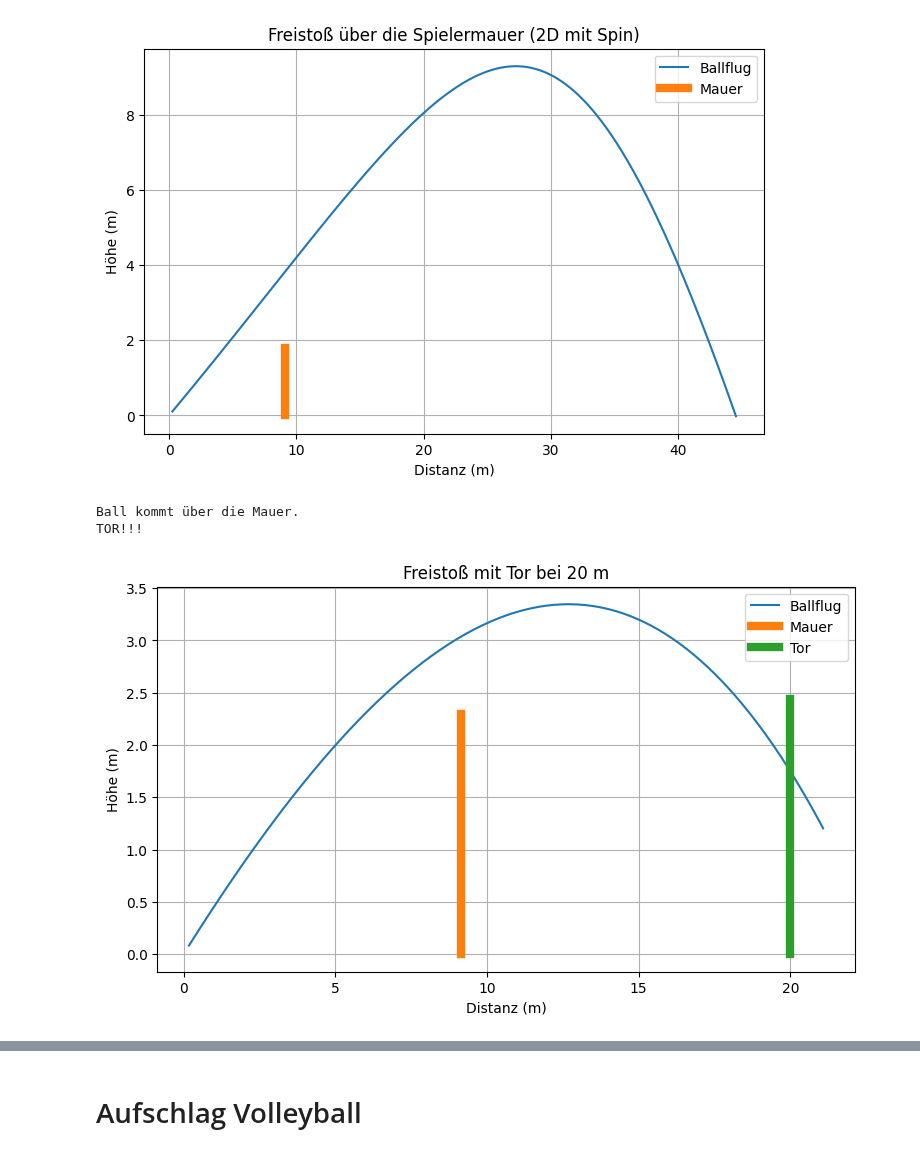
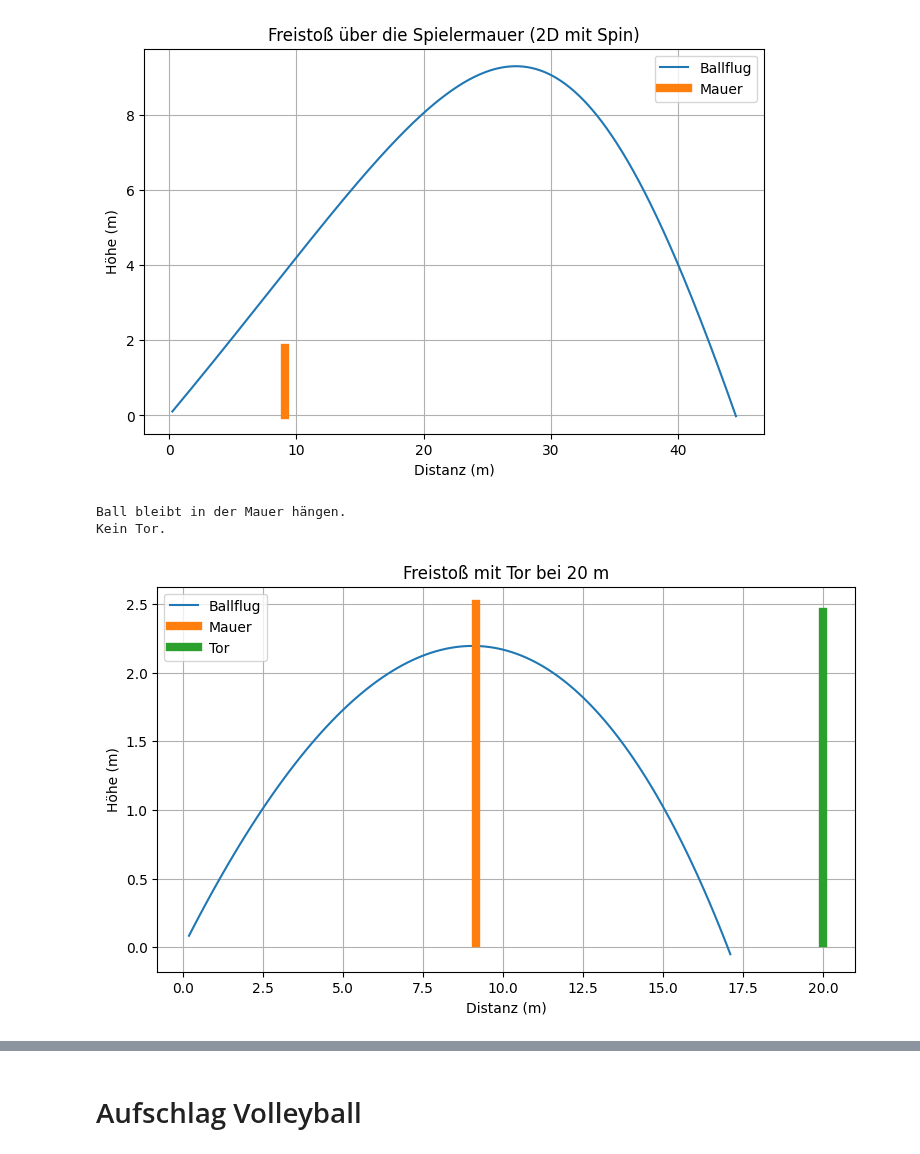
Before and after one commit to Eray-hgs/TG12-3, a Jupyter notebook: Seminarkurs/Bananenflanke.ipynb, the cells around one changed output, grey strips where cells are left out. Drawn from its saved outputs; the diff is of its cells as text; code cells hidden in the pictures.

```diff
--- a/Seminarkurs/Bananenflanke.ipynb
+++ b/Seminarkurs/Bananenflanke.ipynb
@@ -351,8 +351,8 @@ m = 0.43    # Masse des Balls in kg
 # -----------------------------
 # Spielfeld
 # -----------------------------
-netz_x = 9.15
-netz_h = 2.50
+mauer_x = 9.15
+mauer_h = 2.50
 
 FeldEnde = 20.0
 tor_h = 2.44
@@ -362,17 +362,17 @@ tor_h = 2.44
 # ---------------------------------------------------------------------
 v0 = 20
 winkel = 25
-spin = 10   # Backspin
+spin = -20   # Topspin
 dt = 0.01
 
 winkel_rad = np.radians(winkel)
 
 v = np.array([v0*np.cos(winkel_rad), v0*np.sin(winkel_rad)])    # Anfangsgeschwindigkeit in x- und y-Richtung
-pos = np.array([0.0, 0.0])  # Startposition des Balls
+pos = np.array([0.0, 0.0])  # Startposition des Balls2
 
 positionen = [] # Liste für die Positionen des Balls
-ueber_netz = False
-im_feld = False
+ueber_mauer = False
+im_tor = False
 
 # -----------------------------
 # Simulation
@@ -392,47 +392,47 @@ while pos[1] >= 0 and pos[0] <= FeldEnde + 1:      # Solange der Ball den Boden
     positionen.append(pos.copy())   # Positionen für Plot speichern
 
     # Prüfen: über Mauer?
-    if abs(pos[0] - netz_x) < 0.05 and pos[1] > netz_h:
-        ueber_netz = True
+    if abs(pos[0] - mauer_x) < 0.05 and pos[1] > mauer_h:
+        ueber_mauer = True
 
     # Prüfen: im Tor?
     if abs(pos[0] - FeldEnde) < 0.05 and 0 < pos[1] < tor_h:
-        im_feld = True
+        im_tor = True
 
 positionen = np.array(positionen)
 
 # -----------------------------
 # Ausgabe
 # -----------------------------
-if ueber_netz:
+if ueber_mauer:
     print("Ball kommt über die Mauer.")
 else:
     print("Ball bleibt in der Mauer hängen.")
 
-if im_feld and ueber_netz:
+if im_tor and ueber_mauer:
     print("TOR!!!")
 else:
     print("Kein Tor.")
 
 # -----------------------------
 # Plot
 # -----------------------------
 plt.figure(figsize=(9,5))
 plt.plot(positionen[:,0], positionen[:,1], label="Ballflug")
 
 # Mauer
-plt.plot([netz_x, netz_x], [0, netz_h], linewidth=6, label="Mauer")
+plt.plot([mauer_x, mauer_x], [0.03, mauer_h], linewidth=6, label="Mauer")
 
 # Tor
-plt.plot([FeldEnde, FeldEnde], [0, tor_h], linewidth=6, label="Tor")
+plt.plot([FeldEnde, FeldEnde], [0.03, tor_h], linewidth=6, label="Tor")
 
 plt.xlabel("Distanz (m)")
 plt.ylabel("Höhe (m)")
 plt.title("Freistoß mit Tor bei 20 m")
 plt.legend()
 plt.grid()
 plt.show()
 # %% [output]
-Ball kommt über die Mauer.
-TOR!!!
+Ball bleibt in der Mauer hängen.
+Kein Tor.
-[figure, old version]
+[figure, new version]
```
Also changed, not shown: parts of 2 cells of this notebook, 1 other file.
